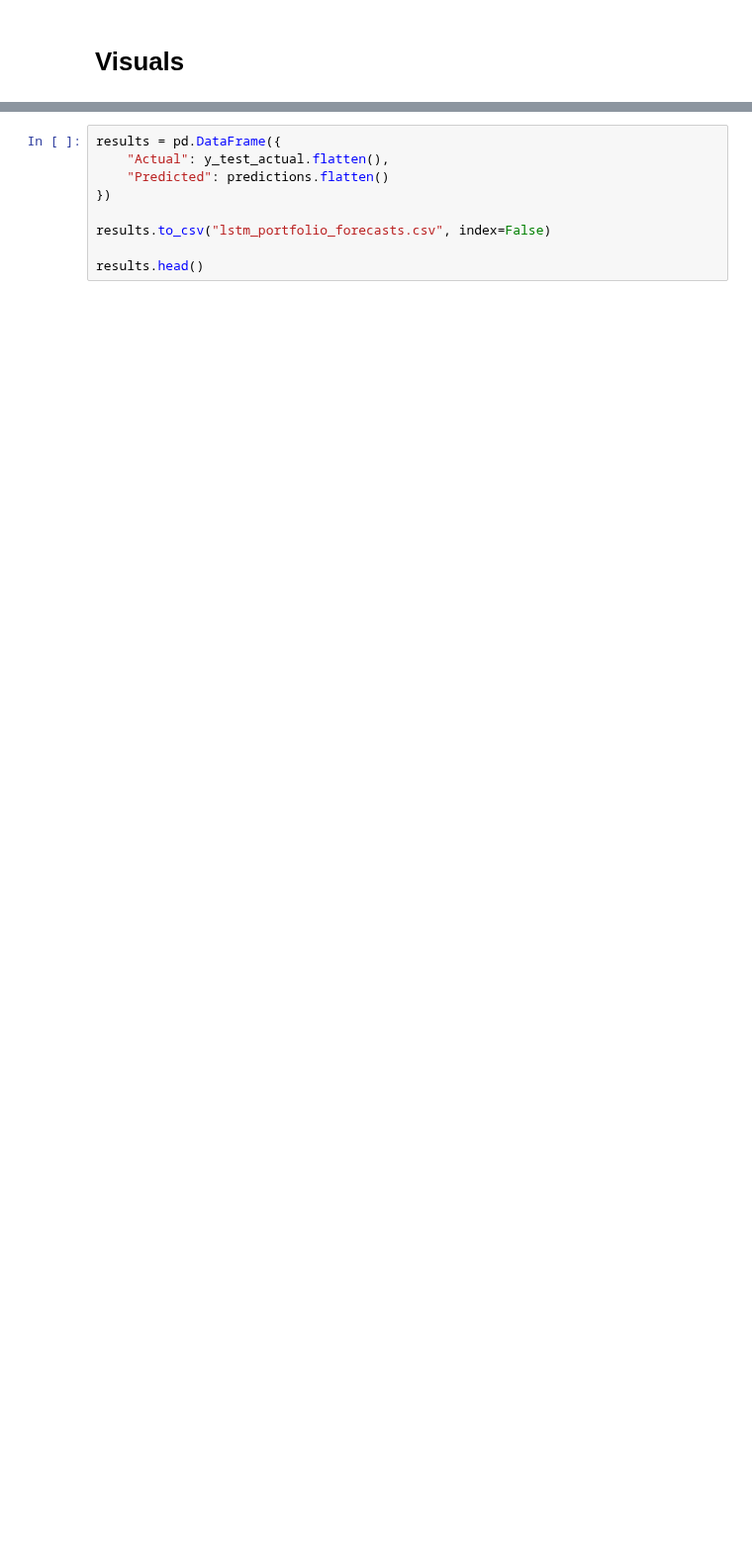
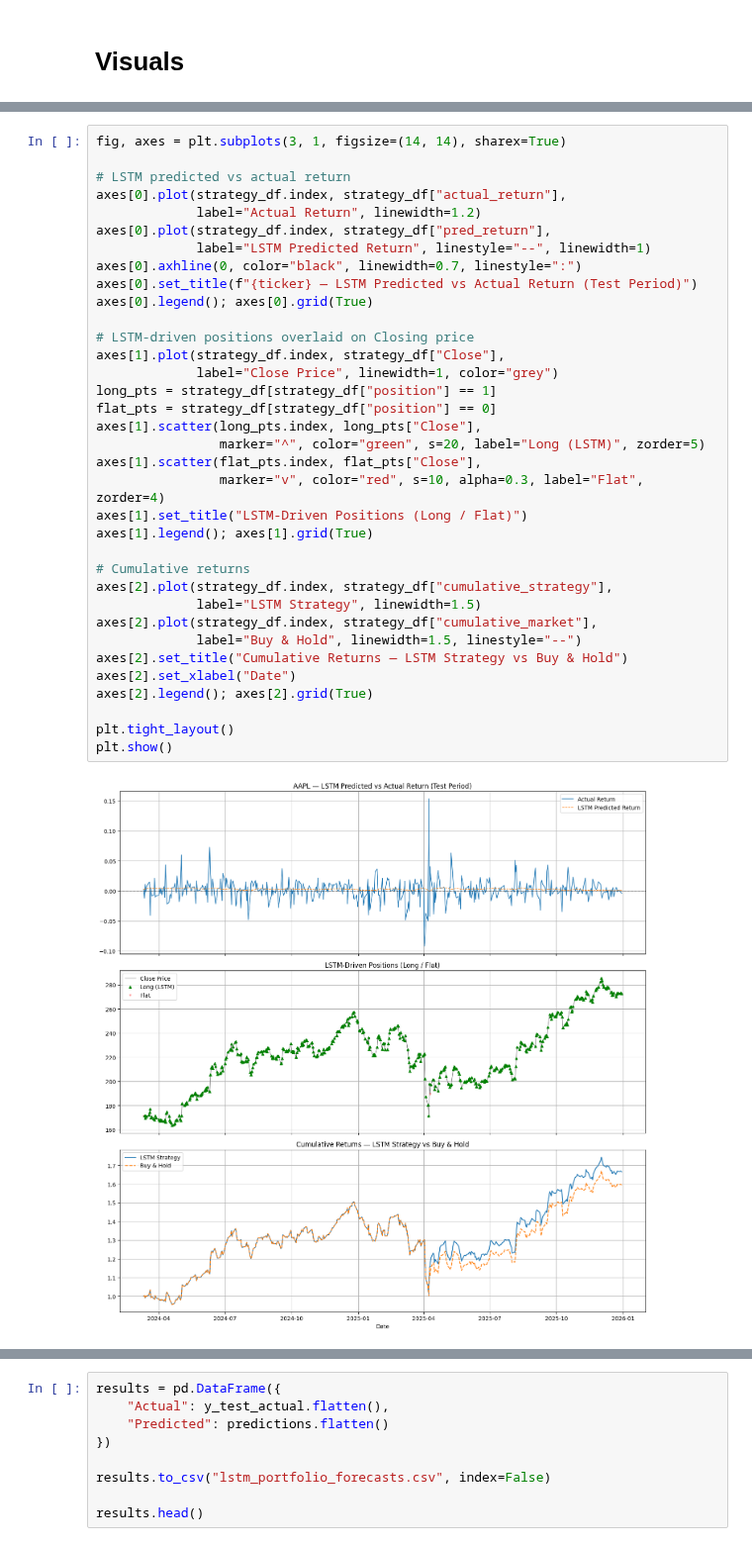
Before and after one commit to aachen-investment-club/AIC-ML, a Jupyter notebook: prototypes/Models/LSTM/LSTM_template.ipynb, the cells around one changed output, grey strips where cells are left out. Shown at 99% size. Cells and saved outputs as stored; diff of their text form; blank space fills up the shorter version.

```diff
--- a/prototypes/Models/LSTM/LSTM_template.ipynb
+++ b/prototypes/Models/LSTM/LSTM_template.ipynb
@@ -134,0 +284,37 @@ plt.show()
+# %%
+fig, axes = plt.subplots(3, 1, figsize=(14, 14), sharex=True)
+
+# LSTM predicted vs actual return
+axes[0].plot(strategy_df.index, strategy_df["actual_return"],
+             label="Actual Return", linewidth=1.2)
+axes[0].plot(strategy_df.index, strategy_df["pred_return"],
+             label="LSTM Predicted Return", linestyle="--", linewidth=1)
+axes[0].axhline(0, color="black", linewidth=0.7, linestyle=":")
+axes[0].set_title(f"{ticker} — LSTM Predicted vs Actual Return (Test Period)")
+axes[0].legend(); axes[0].grid(True)
+
+# LSTM-driven positions overlaid on Closing price
+axes[1].plot(strategy_df.index, strategy_df["Close"],
+             label="Close Price", linewidth=1, color="grey")
+long_pts = strategy_df[strategy_df["position"] == 1]
+flat_pts = strategy_df[strategy_df["position"] == 0]
+axes[1].scatter(long_pts.index, long_pts["Close"],
+                marker="^", color="green", s=20, label="Long (LSTM)", zorder=5)
+axes[1].scatter(flat_pts.index, flat_pts["Close"],
+                marker="v", color="red", s=10, alpha=0.3, label="Flat", zorder=4)
+axes[1].set_title("LSTM-Driven Positions (Long / Flat)")
+axes[1].legend(); axes[1].grid(True)
+
+# Cumulative returns
+axes[2].plot(strategy_df.index, strategy_df["cumulative_strategy"],
+             label="LSTM Strategy", linewidth=1.5)
+axes[2].plot(strategy_df.index, strategy_df["cumulative_market"],
+             label="Buy & Hold", linewidth=1.5, linestyle="--")
+axes[2].set_title("Cumulative Returns — LSTM Strategy vs Buy & Hold")
+axes[2].set_xlabel("Date")
+axes[2].legend(); axes[2].grid(True)
+
+plt.tight_layout()
+plt.show()
+# %% [output]
+[figure, added]
```
Also changed, not shown: parts of 17 cells of this notebook.
